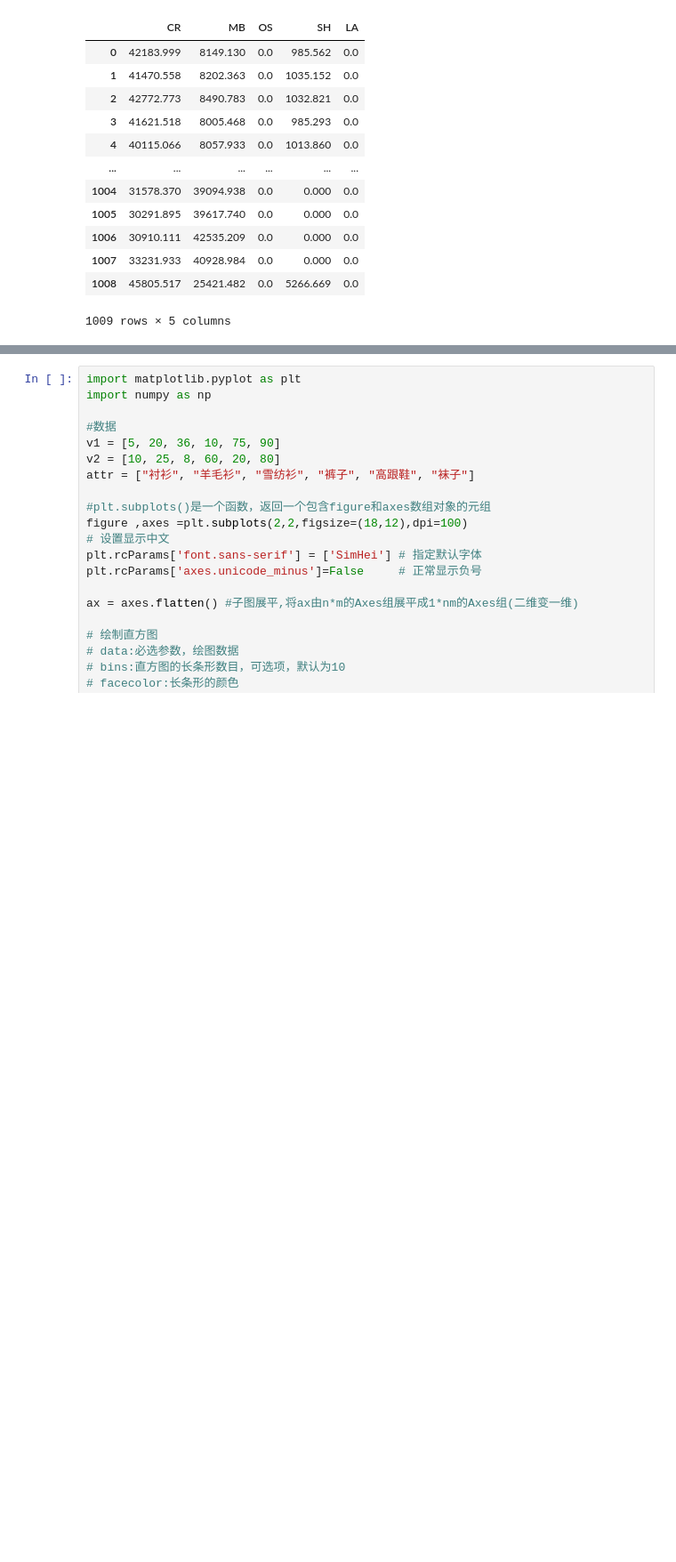
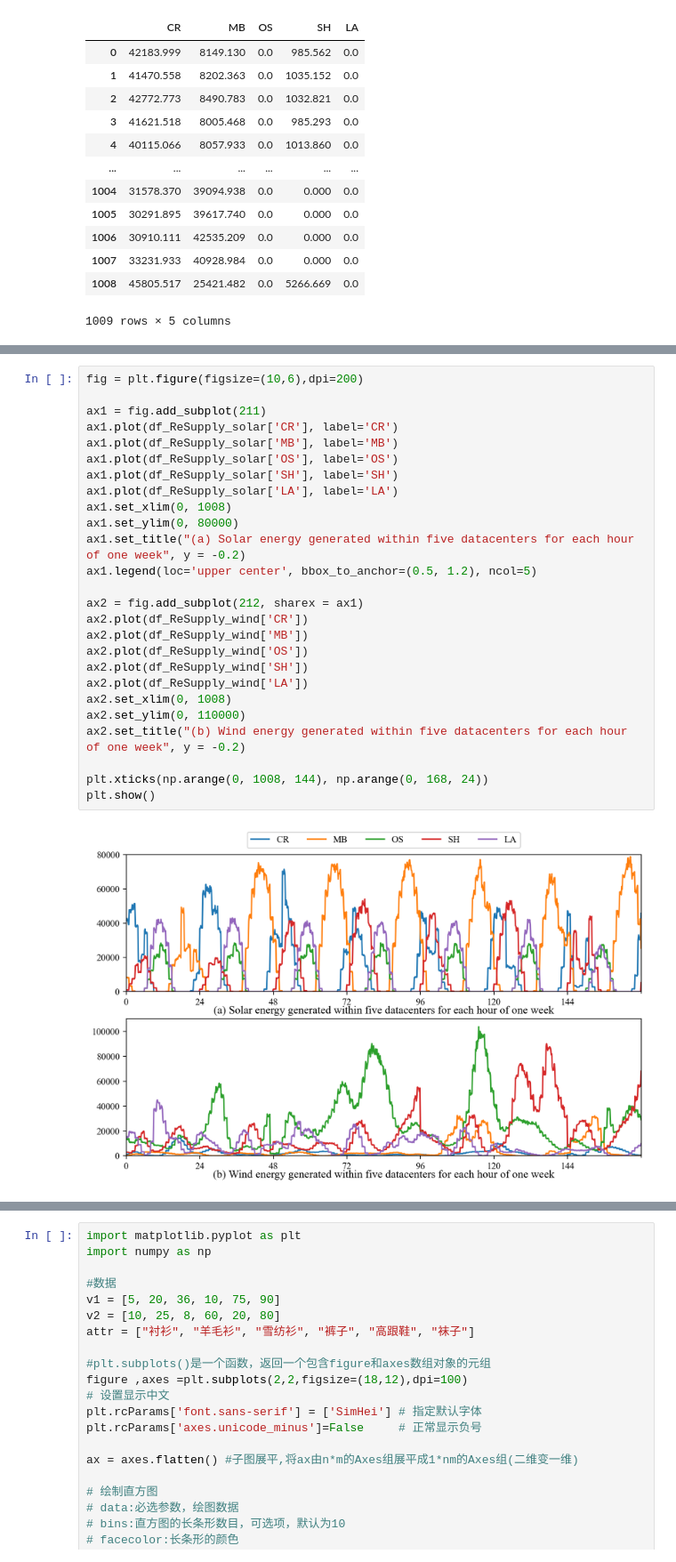
Before and after one commit to pmzhu444/CloudSimPerSimple, a Jupyter notebook: experiment_data/Untitled1.ipynb, the cells around one changed output, grey strips where cells are left out. Shown at 89% size. Drawn from its saved outputs; the diff is of its cells as text; blank space fills up the shorter version.

```diff
--- a/experiment_data/Untitled1.ipynb
+++ b/experiment_data/Untitled1.ipynb
@@ -123,0 +99,28 @@ array([<AxesSubplot:>, <AxesSubplot:>], dtype=object)
+# %%
+fig = plt.figure(figsize=(10,6),dpi=200)
+
+ax1 = fig.add_subplot(211)
+ax1.plot(df_ReSupply_solar['CR'], label='CR')
+ax1.plot(df_ReSupply_solar['MB'], label='MB')
+ax1.plot(df_ReSupply_solar['OS'], label='OS')
+ax1.plot(df_ReSupply_solar['SH'], label='SH')
+ax1.plot(df_ReSupply_solar['LA'], label='LA')
+ax1.set_xlim(0, 1008)
+ax1.set_ylim(0, 80000)
+ax1.set_title("(a) Solar energy generated within five datacenters for each hour of one week", y = -0.2)
+ax1.legend(loc='upper center', bbox_to_anchor=(0.5, 1.2), ncol=5)
+
+ax2 = fig.add_subplot(212, sharex = ax1)
+ax2.plot(df_ReSupply_wind['CR'])
+ax2.plot(df_ReSupply_wind['MB'])
+ax2.plot(df_ReSupply_wind['OS'])
+ax2.plot(df_ReSupply_wind['SH'])
+ax2.plot(df_ReSupply_wind['LA'])
+ax2.set_xlim(0, 1008)
+ax2.set_ylim(0, 110000)
+ax2.set_title("(b) Wind energy generated within five datacenters for each hour of one week", y = -0.2)
+
+plt.xticks(np.arange(0, 1008, 144), np.arange(0, 168, 24))
+plt.show()
+# %% [output]
+[figure, added]
```
Also changed, not shown: parts of 6 cells of this notebook.
